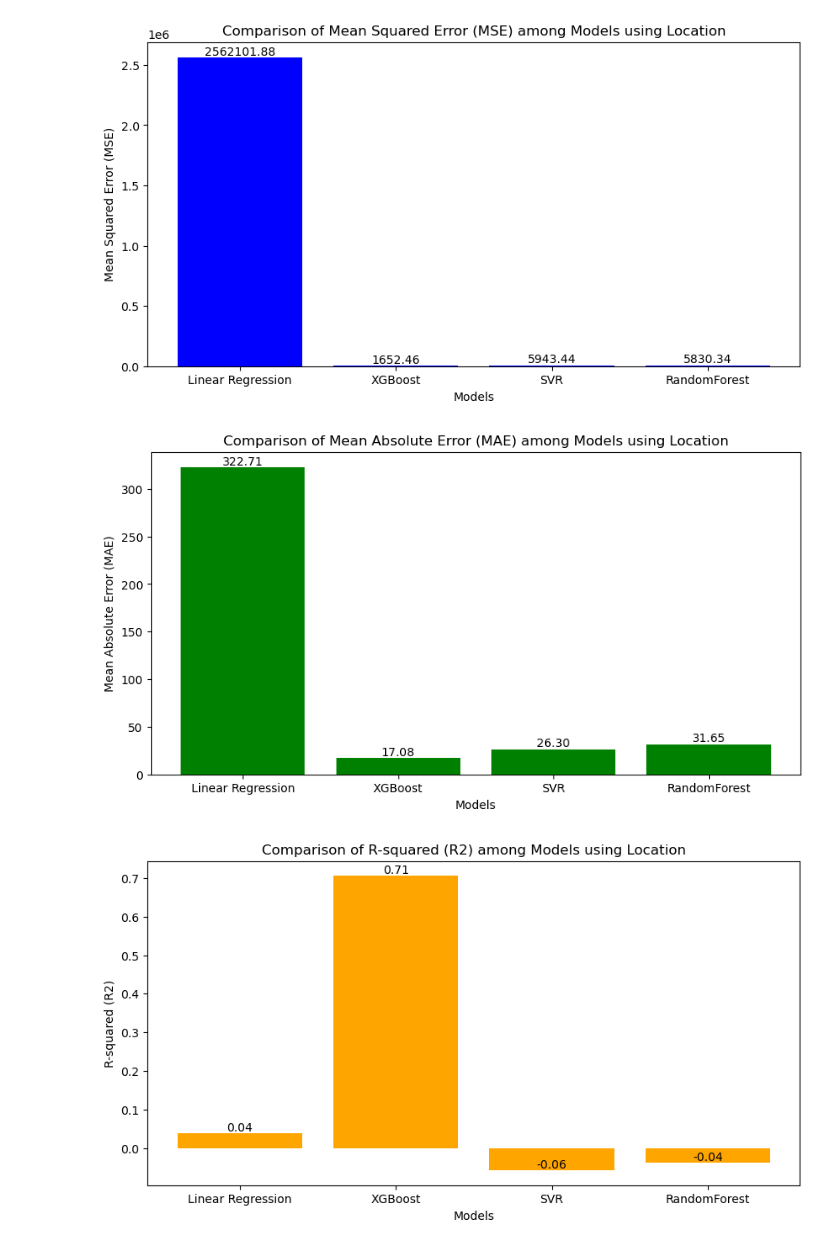
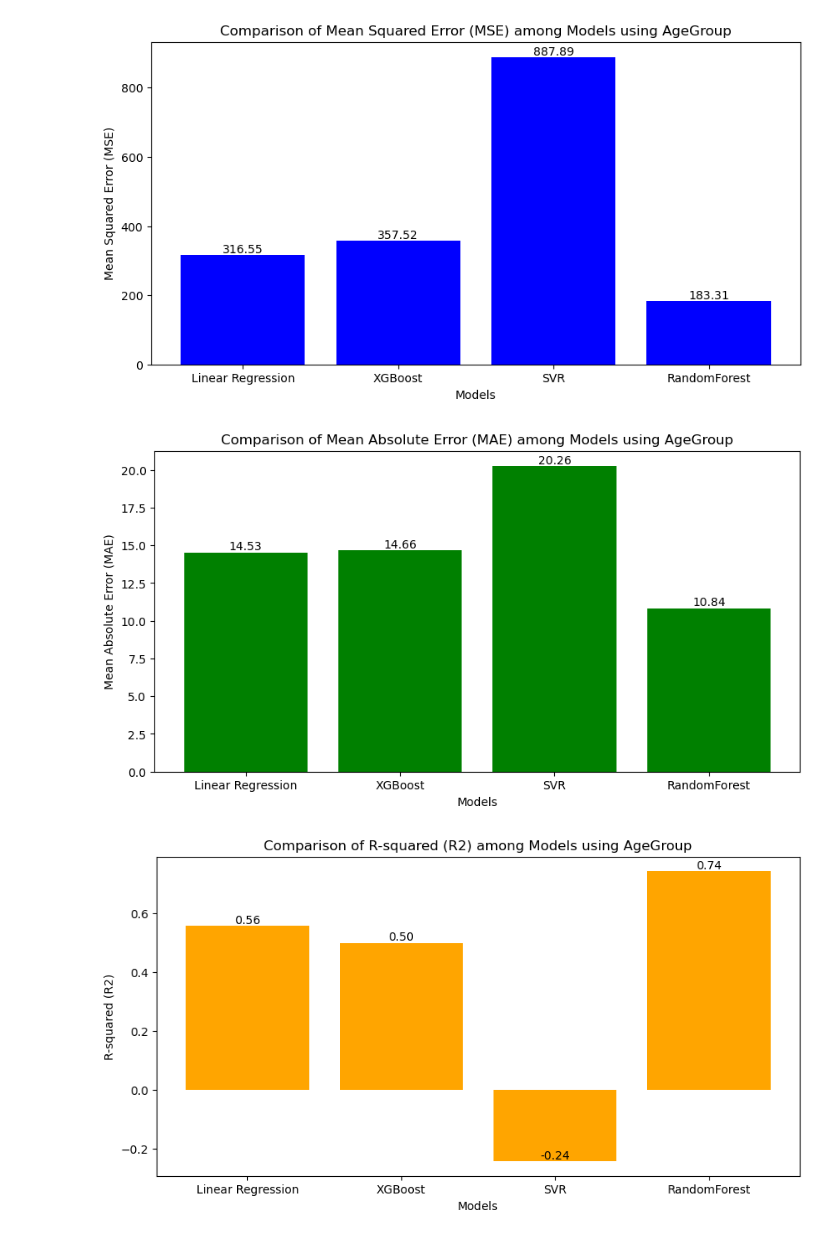
Before and after one commit to DeborahAdedigba/Alcohol_Deaths_Analysis, a Jupyter notebook: By_Age.ipynb, the cells around one changed output. Drawn from its saved outputs; the diff is of its cells as text; code cells hidden in the pictures.

Commit message:
training model and defining analysis

```diff
--- a/By_Age.ipynb
+++ b/By_Age.ipynb
@@ -307,6 +255,7 @@ from sklearn.metrics import mean_squared_error, mean_absolute_error, r2_score
 from sklearn.preprocessing import LabelEncoder
 
 # Encode categorical variables
+
 label_encoders = {}
 categorical_columns = ['LocationAbbr', 'Sex', 'ConditionType', 'Category', 'Cause_of_Death']  # List of categorical columns to encode
 
@@ -340,7 +289,7 @@ def predict_by_agegroup_linear(age_group):
     return y_pred, linear_mse, linear_mae, linear_r2
 
 # Example prediction using Linear Regression based on AgeGroup
-age_group = '35-49'
+age_group = 'Under 21'
 
 prediction, linear_mse, linear_mae, linear_r2 = predict_by_agegroup_linear(age_group)
 print(f"Linear Regression Predicted values for '{age_group}':", prediction)
@@ -379,39 +315,39 @@ plt.figure(figsize=(10, 5))
 bars = plt.bar(models, mse_scores, color='blue')
 plt.xlabel('Models')
 plt.ylabel('Mean Squared Error (MSE)')
-plt.title('Comparison of Mean Squared Error (MSE) among Models using Location')
+plt.title('Comparison of Mean Squared Error (MSE) among Models using AgeGroup')
 
 # Add annotations to the bars
 for bar, mse in zip(bars, mse_scores):
     plt.text(bar.get_x() + bar.get_width() / 2, bar.get_height(), f'{mse:.2f}', ha='center', va='bottom')
 
 plt.show()
 
 
 # Plot Mean Absolute Error (MAE)
 plt.figure(figsize=(10, 5))
 bars = plt.bar(models, mae_scores, color='green')
 plt.xlabel('Models')
 plt.ylabel('Mean Absolute Error (MAE)')
-plt.title('Comparison of Mean Absolute Error (MAE) among Models using Location')
+plt.title('Comparison of Mean Absolute Error (MAE) among Models using AgeGroup')
 # Add annotations to the bars
 for bar, mae in zip(bars, mae_scores):
     plt.text(bar.get_x() + bar.get_width() / 2, bar.get_height(), f'{mae:.2f}', ha='center', va='bottom')
 
 plt.show()
 
 # Plot R-squared (R2)
 plt.figure(figsize=(10, 5))
 bars = plt.bar(models, r2_scores, color='orange')
 plt.xlabel('Models')
 plt.ylabel('R-squared (R2)')
-plt.title('Comparison of R-squared (R2) among Models using Location')
+plt.title('Comparison of R-squared (R2) among Models using AgeGroup')
 # Add annotations to the bars
 for bar, r2 in zip(bars, r2_scores):
     plt.text(bar.get_x() + bar.get_width() / 2, bar.get_height(), f'{r2:.2f}', ha='center', va='bottom')
 
 plt.show()
 # %% [output]
-[figure, old version]
+[figure, new version]
-[figure, old version]
+[figure, new version]
-[figure, old version]
+[figure, new version]
```
Also changed, not shown: parts of 6 cells of this notebook, 12 other files.
